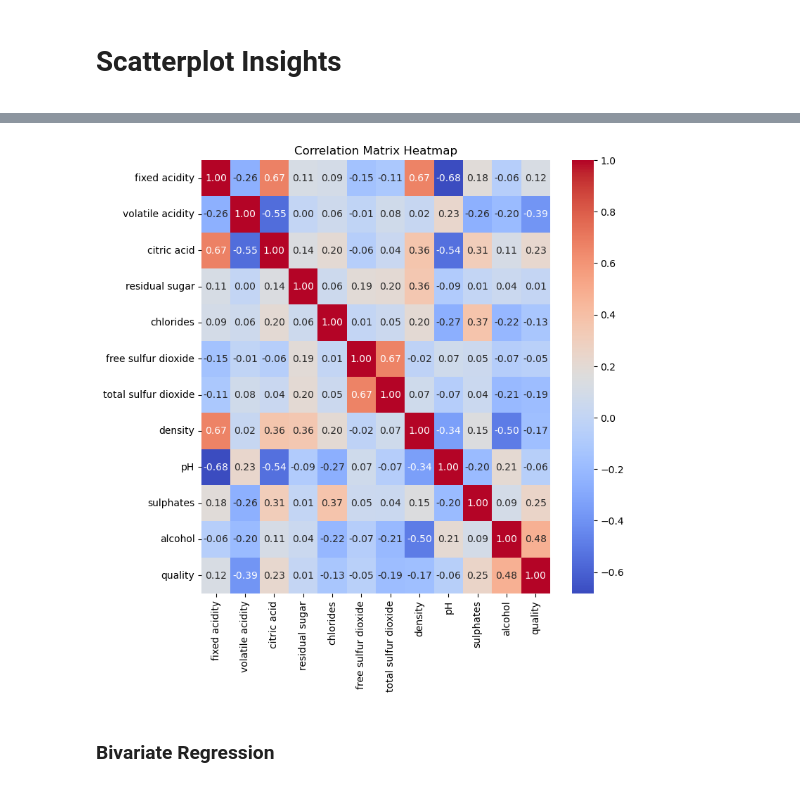
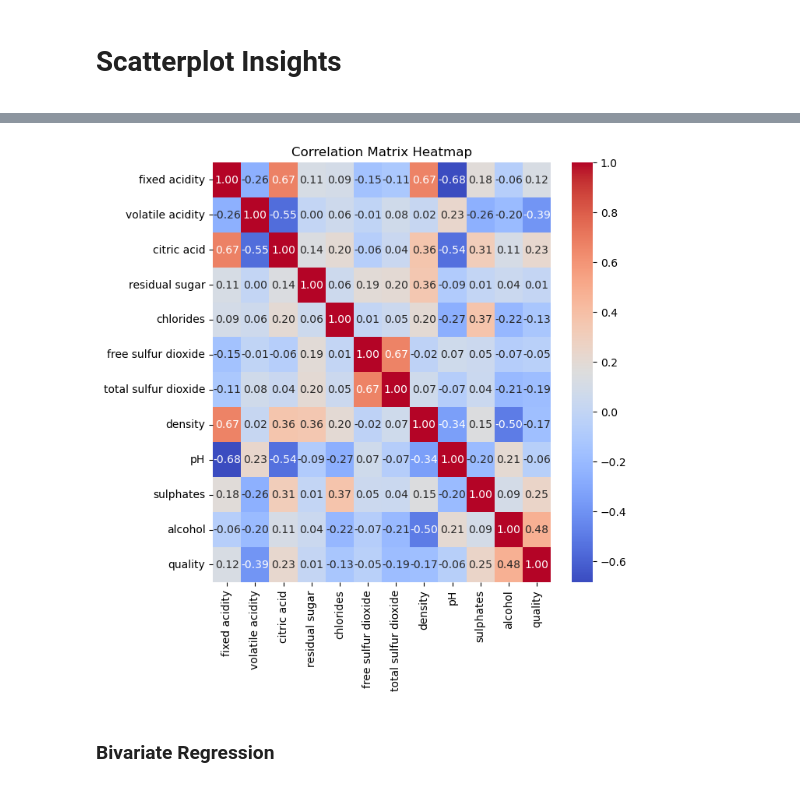
Before and after one commit to TCodingGuru/Regression, a Jupyter notebook: DMS - S4 - Regression Assignment.ipynb, the cells around one changed output, grey strips where cells are left out. Saved outputs shown, nothing was run; the diff lists cells and outputs as text; code cells hidden in the pictures.

```diff
--- a/DMS - S4 - Regression Assignment.ipynb
+++ b/DMS - S4 - Regression Assignment.ipynb
@@ -85,11 +92,11 @@ plt.show()
 # %%
-corrMatrix = df.corr()  # make sure your dataframe is called 'df'
-plt.figure(figsize=(8,8))  # slightly smaller, more readable
+corrMatrix = df.corr()
+plt.figure(figsize=(7,7))  # adjust size
 sns.heatmap(corrMatrix, annot=True, cmap='coolwarm', fmt=".2f")
 plt.title("Correlation Matrix Heatmap")
 plt.show()
 # %% [output]
-[figure, old version]
+[figure, new version]
 # %% [markdown]
 ### Bivariate Regression
 # %% [markdown]
```
Also changed, not shown: parts of 12 cells of this notebook.
